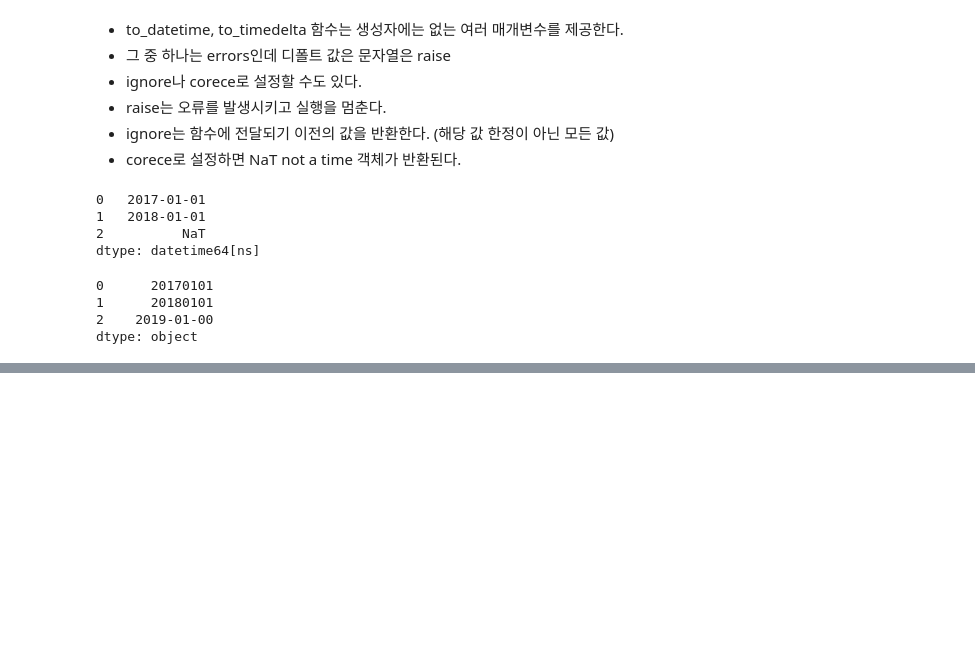
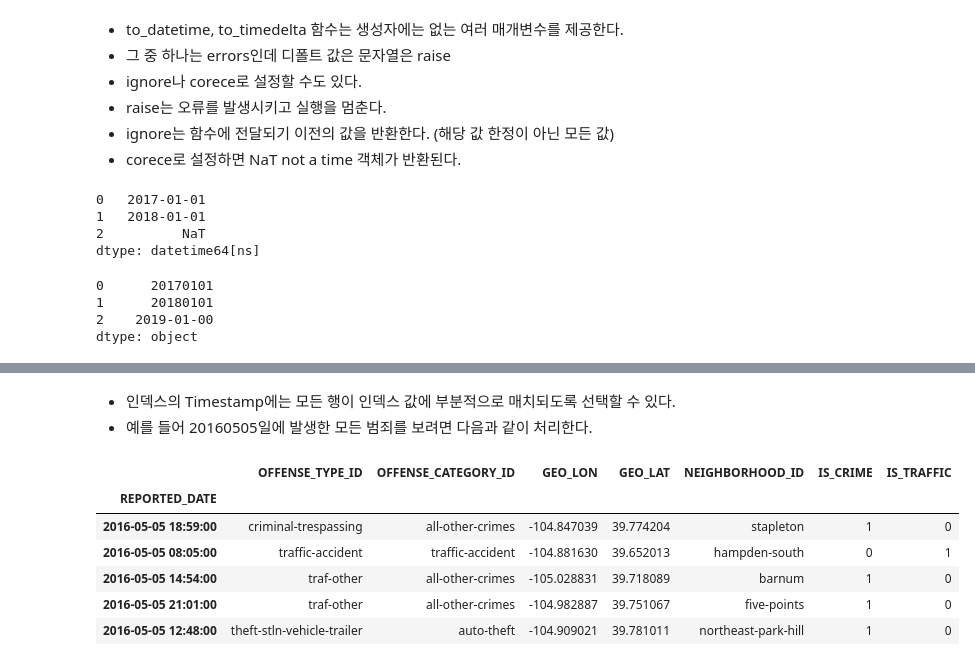
Before and after one commit to angelxtry/PyDataSc, a Jupyter notebook: PandasCookbook/ch10-시계열 분석/ch10-시계열 분석.ipynb, the cells around one changed output, grey strips where cells are left out. Drawn from its saved outputs; the diff is of its cells as text; code cells hidden in the pictures; blank space fills up the shorter version.

```diff
--- a/PandasCookbook/ch10-시계열 분석/ch10-시계열 분석.ipynb
+++ b/PandasCookbook/ch10-시계열 분석/ch10-시계열 분석.ipynb
@@ -232,0 +308,13 @@ Timestamp('2018-01-01 00:00:00')
+# %% [markdown]
+- 인덱스의 Timestamp에는 모든 행이 인덱스 값에 부분적으로 매치되도록 선택할 수 있다.
+- 예를 들어 20160505일에 발생한 모든 범죄를 보려면 다음과 같이 처리한다.
+# %%
+crime.loc['20160505'].head()
+# %% [output]
+|  | OFFENSE_TYPE_ID | OFFENSE_CATEGORY_ID | GEO_LON | GEO_LAT | NEIGHBORHOOD_ID | IS_CRIME | IS_TRAFFIC |
+| REPORTED_DATE |  |  |  |  |  |  |  |
+| 2016-05-05 18:59:00 | criminal-trespassing | all-other-crimes | -104.847039 | 39.774204 | stapleton | 1 | 0 |
+| 2016-05-05 08:05:00 | traffic-accident | traffic-accident | -104.881630 | 39.652013 | hampden-south | 0 | 1 |
+| 2016-05-05 14:54:00 | traf-other | all-other-crimes | -105.028831 | 39.718089 | barnum | 1 | 0 |
+| 2016-05-05 21:01:00 | traf-other | all-other-crimes | -104.982887 | 39.751067 | five-points | 1 | 0 |
+| 2016-05-05 12:48:00 | theft-stln-vehicle-trailer | auto-theft | -104.909021 | 39.781011 | northeast-park-hill | 1 | 0 |
```
Also changed, not shown: parts of 34 cells of this notebook, 15 other files.
